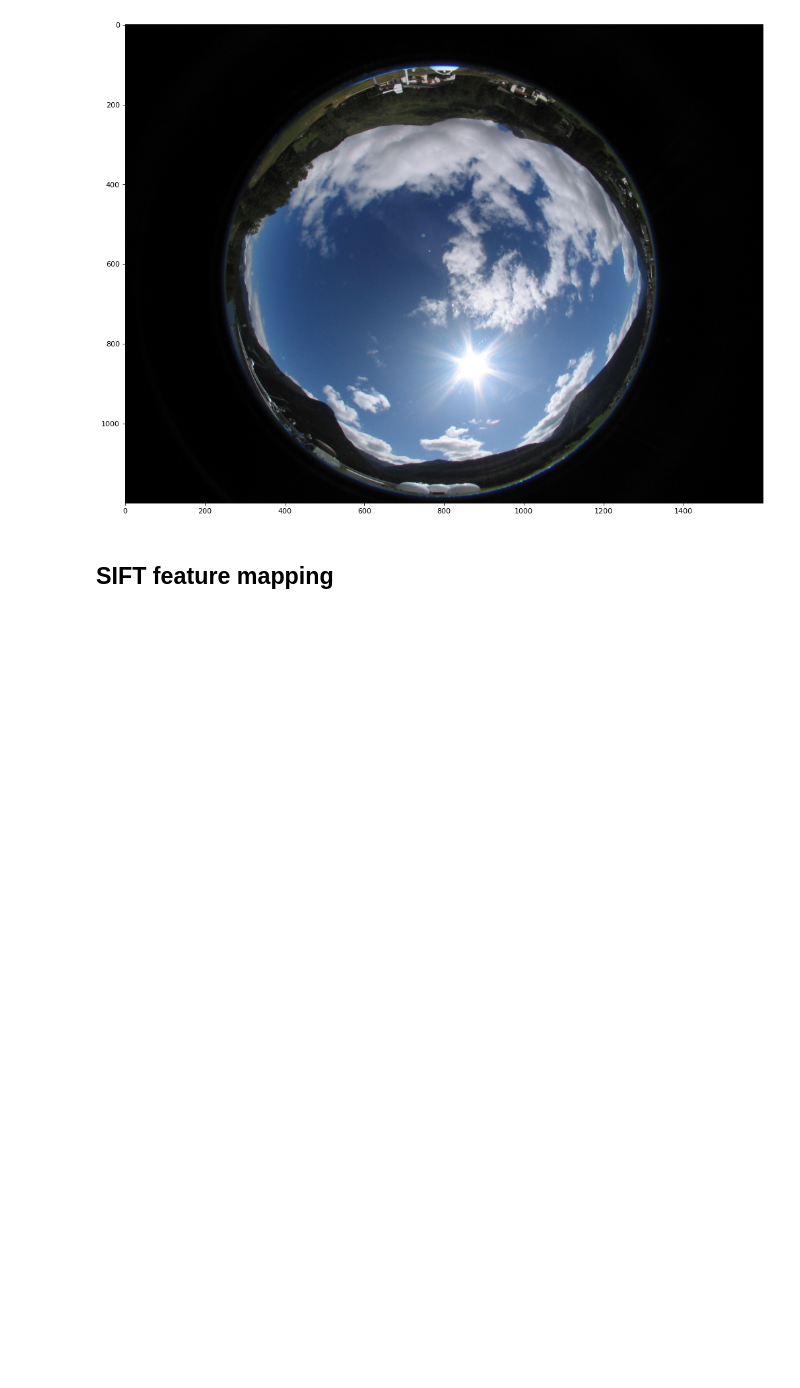
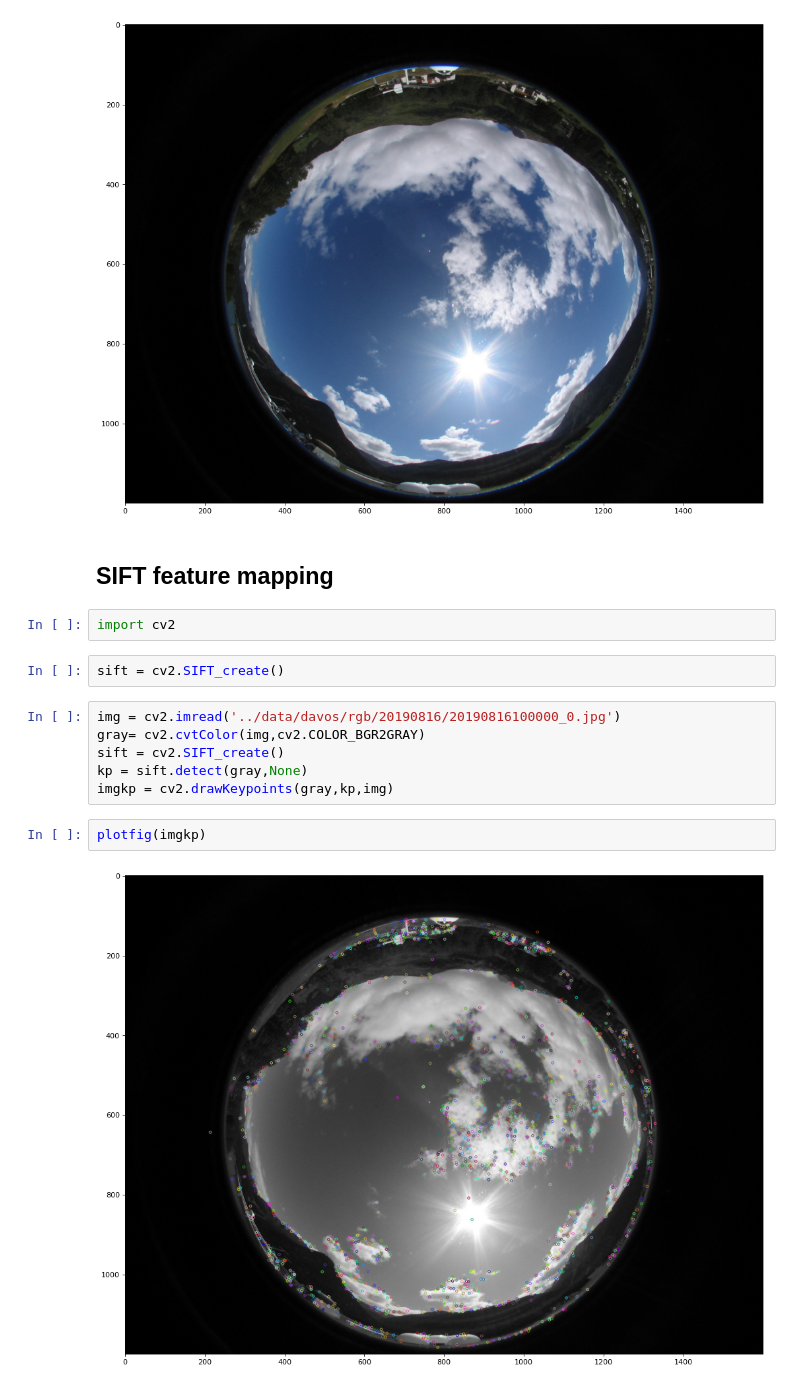
Before and after one commit to elrichgro/cloudseg, a Jupyter notebook: notebooks/camera-mapping.ipynb, the cells around one changed output. Saved outputs shown, nothing was run; the diff lists cells and outputs as text; blank space fills up the shorter version.

Commit message:
Initial sift features

```diff
--- a/notebooks/camera-mapping.ipynb
+++ b/notebooks/camera-mapping.ipynb
@@ -57,3 +57,17 @@ plotfig(img)
 [figure]
 # %% [markdown]
 ## SIFT feature mapping
+# %%
+import cv2
+# %%
+sift = cv2.SIFT_create()
+# %%
+img = cv2.imread('../data/davos/rgb/20190816/20190816100000_0.jpg')
+gray= cv2.cvtColor(img,cv2.COLOR_BGR2GRAY)
+sift = cv2.SIFT_create()
+kp = sift.detect(gray,None)
+imgkp = cv2.drawKeypoints(gray,kp,img)
+# %%
+plotfig(imgkp)
+# %% [output]
+[figure, added]
```
Also changed, not shown: parts of 3 cells of this notebook, 1 other file.
